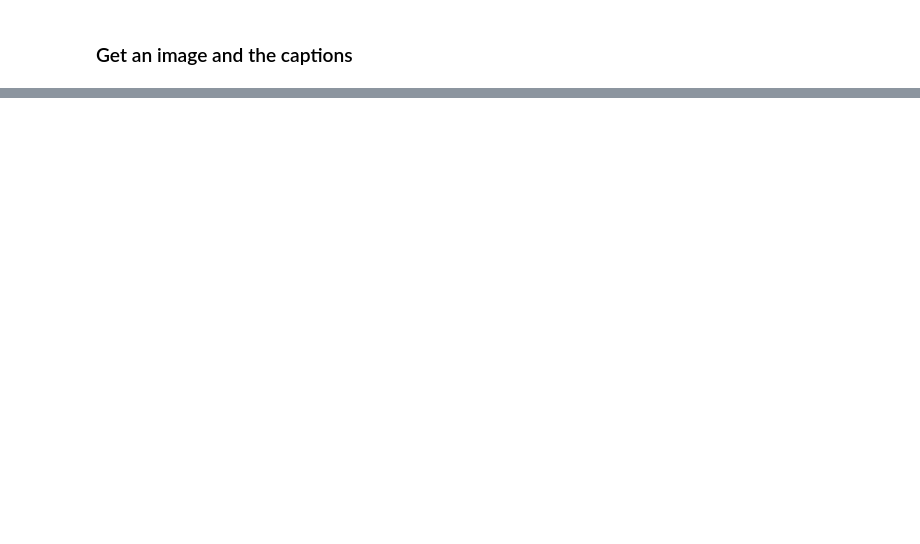
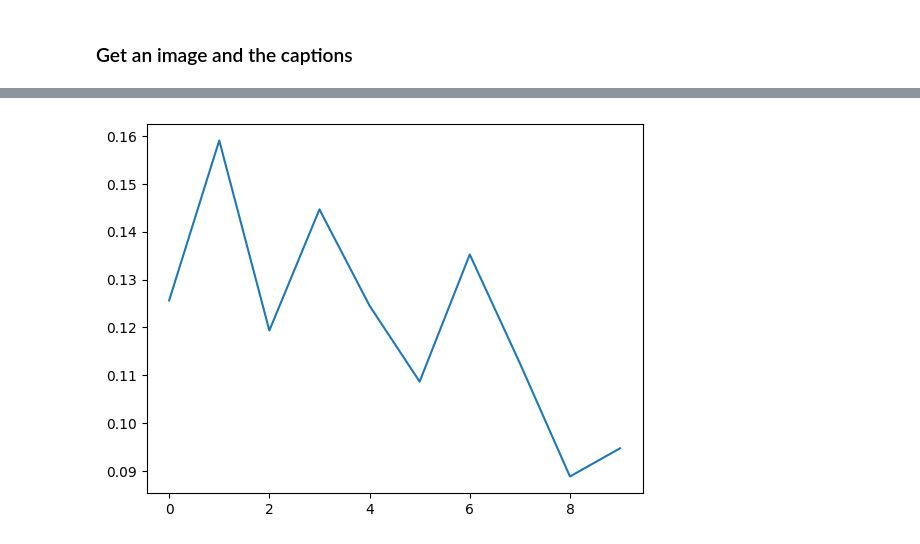
Before and after one commit to hellstrom01/fine-tuning-clip-model, a Jupyter notebook: model.ipynb, the cells around one changed output, grey strips where cells are left out. Cells and saved outputs as stored; diff of their text form; code cells hidden in the pictures; blank space fills up the shorter version.

Commit message:
sft training done

```diff
--- a/model.ipynb
+++ b/model.ipynb
@@ -116,0 +93,8 @@ Total images: 2965
+# %%
+from sklearn.model_selection import train_test_split
+
+image_files = list(set([p[0] for p in pairs]))
+train_imgs, val_imgs = train_test_split(image_files, test_size=0.2, random_state=42) # 80 procent training,
+
+train_pairs = [(p, c) for p, c in pairs if p in set(train_imgs)]
+val_pairs = [(p, c) for p, c in pairs if p in set(val_imgs)]
@@ -116,0 +106,10 @@ Total images: 2965
+# %%
+from rsiddataset import RSIDCDataset
+from torch.utils.data import DataLoader
+
+batch_size = 8
+train_dataload = RSIDCDataset(pairs =train_pairs, preprocess=preprocess, tokenizer=tokenizer)
+val_dataload = RSIDCDataset(pairs =val_pairs, preprocess=preprocess, tokenizer=tokenizer)
+image = preprocess(Image.open(f"data/RSICD_images/{example['filename']}")).unsqueeze(0)
+train = DataLoader(train_dataload, batch_size=batch_size, shuffle = True) # shuffle makes us shuffle data each epoch
+val =  DataLoader(val_dataload, batch_size=batch_size, shuffle = False)
@@ -116,0 +130,30 @@ Total images: 2965
+# %%
+
+loss_func = torch.nn.functional.cross_entropy
+optimizer = torch.optim.AdamW(model.parameters(), lr=1e-5)
+loss_list = []
+epochs = 10
+for i in range(epochs):
+    epoch_loss = 0
+    for images, tokens in train:
+        optimizer.zero_grad()
+        labels = torch.arange(images.shape[0]).to(device)
+        images = images.to(device)
+        tokens = tokens.to(device)
+        image = model.encode_image(images) # ([8, 512])
+        text  = model.encode_text(tokens) # ([8, 512])
+        logit_scale = model.logit_scale.exp() # use for scaling
+        image = image / image.norm(dim=-1, keepdim=True) # normalize
+        text = text / text.norm(dim=-1, keepdim=True)
+        pred = logit_scale * image @ text.T # [8, 512] @ [512,8] = [8,8] so a predictino for each batch
+        loss = loss_func(pred,labels)
+        loss.backward()
+        optimizer.step()
+        epoch_loss += loss.item()
+    avg_loss = epoch_loss / len(train)
+    loss_list.append(avg_loss)
+
+plt.plot(loss_list)
+plt.show()
+# %% [output]
+[figure, added]
```
Also changed, not shown: parts of 10 cells of this notebook, 1 other file.
